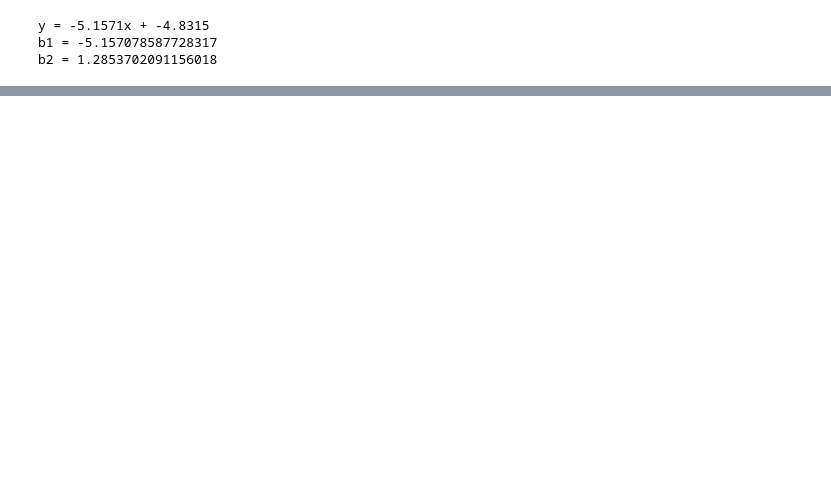
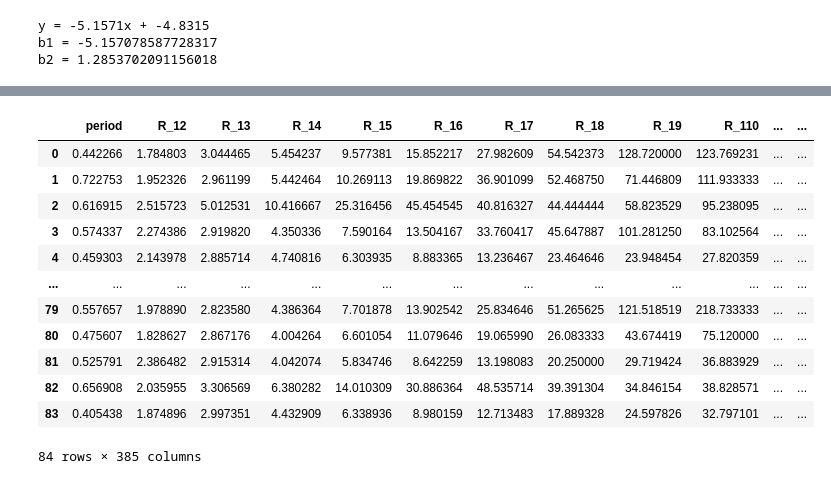
Before and after one commit to cutewitchboy/blink, a Jupyter notebook: notebooks/blink.ipynb, the cells around one changed output, grey strips where cells are left out. Cells and saved outputs as stored; diff of their text form; code cells hidden in the pictures; blank space fills up the shorter version.

```diff
--- a/notebooks/blink.ipynb
+++ b/notebooks/blink.ipynb
@@ -232,0 +247,23 @@ b2 = 1.2853702091156018
+# %%
+test_df = pd.DataFrame()
+test_df["period"] = df["period"]
+
+append_amp_ratios(df, test_df)
+append_phi_diff(df, test_df)
+
+test_df["metallicity"] = df["metallicity"]
+test_df
+# %% [output]
+|  | period | R_12 | R_13 | R_14 | R_15 | R_16 | R_17 | R_18 | R_19 | R_110 | ... | ... |
+| 0 | 0.442266 | 1.784803 | 3.044465 | 5.454237 | 9.577381 | 15.852217 | 27.982609 | 54.542373 | 128.720000 | 123.769231 | ... | ... |
+| 1 | 0.722753 | 1.952326 | 2.961199 | 5.442464 | 10.269113 | 19.869822 | 36.901099 | 52.468750 | 71.446809 | 111.933333 | ... | ... |
+| 2 | 0.616915 | 2.515723 | 5.012531 | 10.416667 | 25.316456 | 45.454545 | 40.816327 | 44.444444 | 58.823529 | 95.238095 | ... | ... |
+| 3 | 0.574337 | 2.274386 | 2.919820 | 4.350336 | 7.590164 | 13.504167 | 33.760417 | 45.647887 | 101.281250 | 83.102564 | ... | ... |
+| 4 | 0.459303 | 2.143978 | 2.885714 | 4.740816 | 6.303935 | 8.883365 | 13.236467 | 23.464646 | 23.948454 | 27.820359 | ... | ... |
+| ... | ... | ... | ... | ... | ... | ... | ... | ... | ... | ... | ... | ... |
+| 79 | 0.557657 | 1.978890 | 2.823580 | 4.386364 | 7.701878 | 13.902542 | 25.834646 | 51.265625 | 121.518519 | 218.733333 | ... | ... |
+| 80 | 0.475607 | 1.828627 | 2.867176 | 4.004264 | 6.601054 | 11.079646 | 19.065990 | 26.083333 | 43.674419 | 75.120000 | ... | ... |
+| 81 | 0.525791 | 2.386482 | 2.915314 | 4.042074 | 5.834746 | 8.642259 | 13.198083 | 20.250000 | 29.719424 | 36.883929 | ... | ... |
+| 82 | 0.656908 | 2.035955 | 3.306569 | 6.380282 | 14.010309 | 30.886364 | 48.535714 | 39.391304 | 34.846154 | 38.828571 | ... | ... |
+| 83 | 0.405438 | 1.874896 | 2.997351 | 4.432909 | 6.338936 | 8.980159 | 12.713483 | 17.889328 | 24.597826 | 32.797101 | ... | ... |
+84 rows × 385 columns
```
Also changed, not shown: parts of 12 cells of this notebook.
